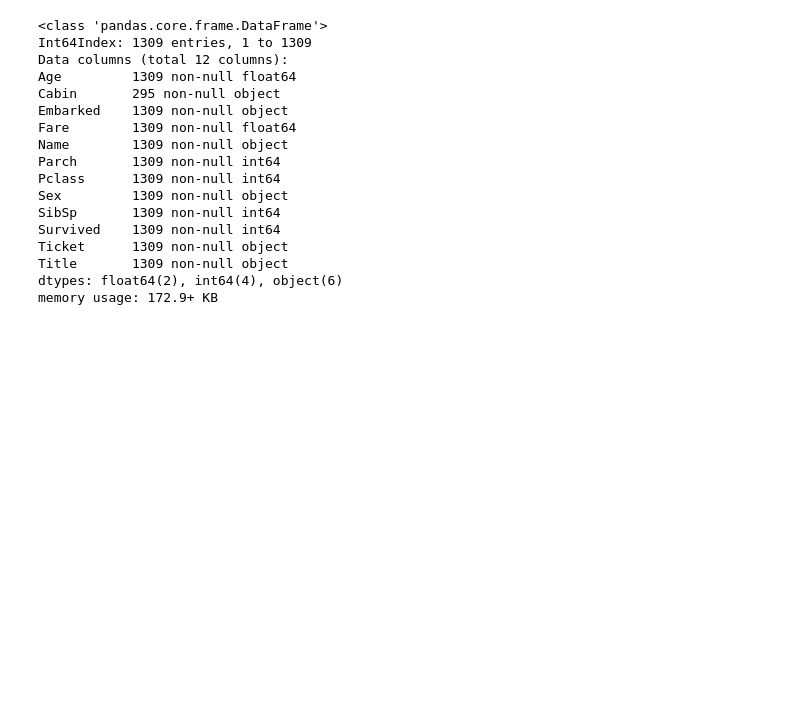
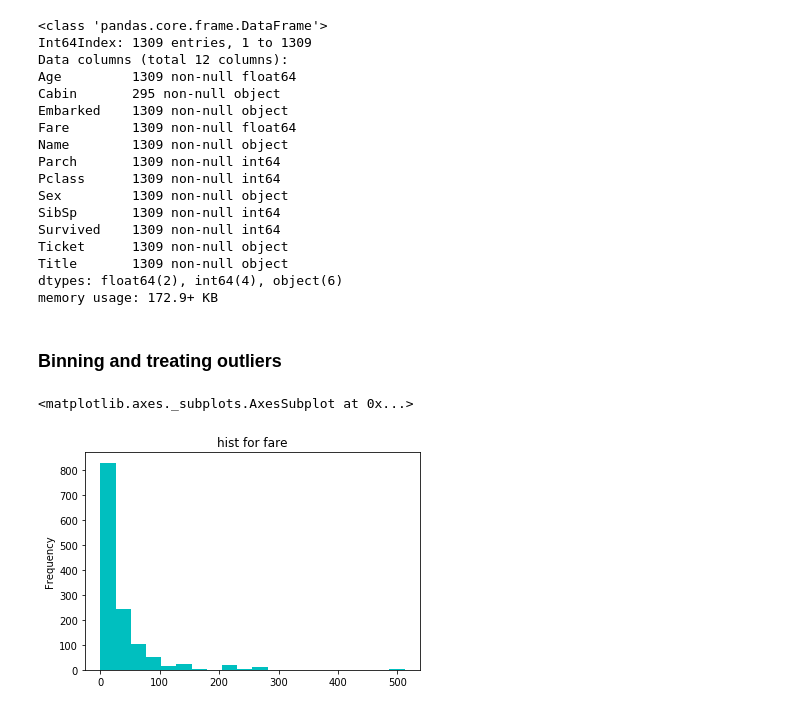
Before and after one commit to knair99/TitanicKaggleChallenge, a Jupyter notebook: titanic/notebooks/exploratory analysis of data.ipynb, the cells around one changed output. Drawn from its saved outputs; the diff is of its cells as text; code cells hidden in the pictures; blank space fills up the shorter version.

Commit message:
Data munging: Binning, and log transforms for outlier, outlier treatment and detection

```diff
--- a/titanic/notebooks/exploratory analysis of data.ipynb
+++ b/titanic/notebooks/exploratory analysis of data.ipynb
@@ -482,3 +482,11 @@ Ticket      1309 non-null object
 Title       1309 non-null object
 dtypes: float64(2), int64(4), object(6)
 memory usage: 172.9+ KB
+# %% [markdown]
+### Binning and treating outliers
+# %%
+#The fare is one of those columns which contain outliers. Here's how we can know:
+df.Fare.plot(kind='hist', bins=20, title='hist for fare', color='c')
+# %% [output]
+<matplotlib.axes._subplots.AxesSubplot at 0x...>
+[figure, added]
```
Also changed, not shown: parts of 4 cells of this notebook.
